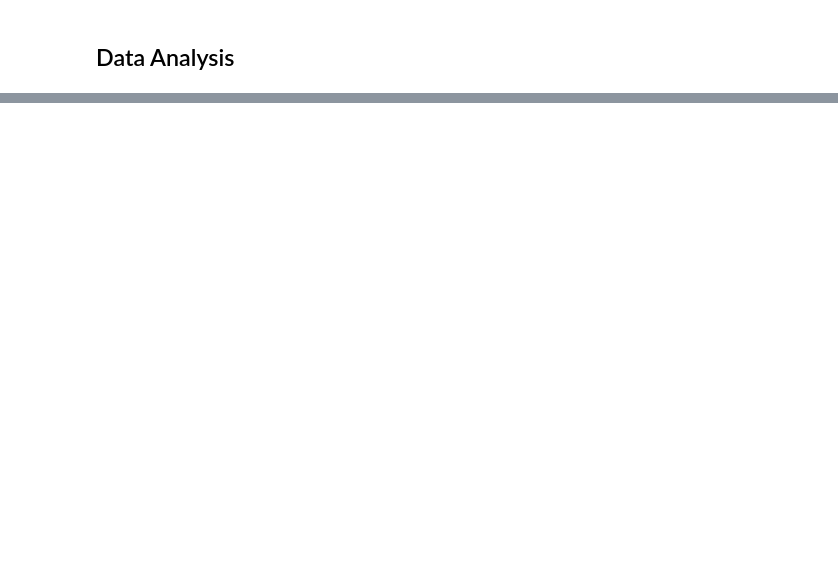
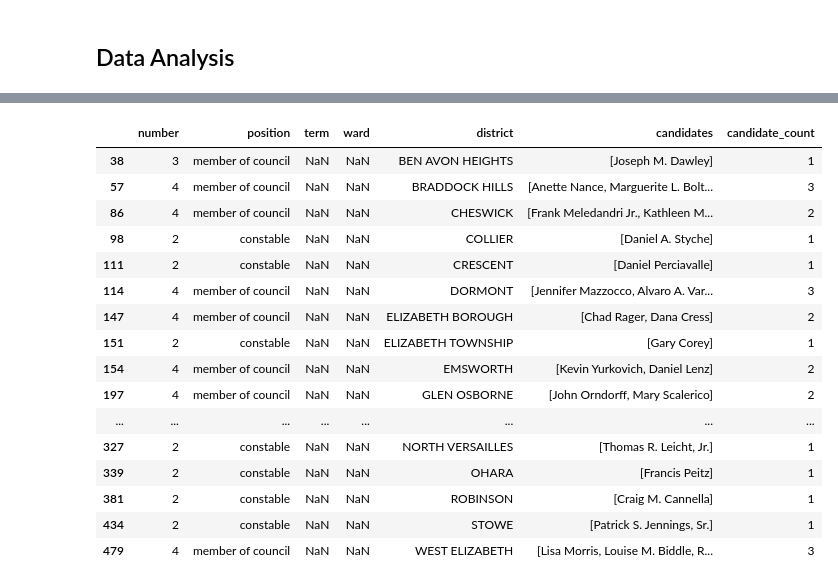
Before and after one commit to vnbcs/allegheny_county_2021_elections, a Jupyter notebook: whos_running_for_what.ipynb, the cells around one changed output, grey strips where cells are left out. Drawn from its saved outputs; the diff is of its cells as text; code cells hidden in the pictures; blank space fills up the shorter version.

```diff
--- a/whos_running_for_what.ipynb
+++ b/whos_running_for_what.ipynb
@@ -589,0 +762,21 @@ mc_df[mc_df[candidate_count==0]]
+# %%
+not_enough_candidates_df = mc_df[lambda df: df.candidate_count!=0][mc_df.candidate_count<mc_df.number]
+not_enough_candidates_df
+# %% [output]
+|  | number | position | term | ward | district | candidates | candidate_count |
+| 38 | 3 | member of council | NaN | NaN | BEN AVON HEIGHTS | [Joseph M. Dawley] | 1 |
+| 57 | 4 | member of council | NaN | NaN | BRADDOCK HILLS | [Anette Nance, Marguerite L. Bolt... | 3 |
+| 86 | 4 | member of council | NaN | NaN | CHESWICK | [Frank Meledandri Jr., Kathleen M... | 2 |
+| 98 | 2 | constable | NaN | NaN | COLLIER | [Daniel A. Styche] | 1 |
+| 111 | 2 | constable | NaN | NaN | CRESCENT | [Daniel Perciavalle] | 1 |
+| 114 | 4 | member of council | NaN | NaN | DORMONT | [Jennifer Mazzocco, Alvaro A. Var... | 3 |
+| 147 | 4 | member of council | NaN | NaN | ELIZABETH BOROUGH | [Chad Rager, Dana Cress] | 2 |
+| 151 | 2 | constable | NaN | NaN | ELIZABETH TOWNSHIP | [Gary Corey] | 1 |
+| 154 | 4 | member of council | NaN | NaN | EMSWORTH | [Kevin Yurkovich, Daniel Lenz] | 2 |
+| 197 | 4 | member of council | NaN | NaN | GLEN OSBORNE | [John Orndorff, Mary Scalerico] | 2 |
+| ... | ... | ... | ... | ... | ... | ... | ... |
+| 327 | 2 | constable | NaN | NaN | NORTH VERSAILLES | [Thomas R. Leicht, Jr.] | 1 |
+| 339 | 2 | constable | NaN | NaN | OHARA | [Francis Peitz] | 1 |
+| 381 | 2 | constable | NaN | NaN | ROBINSON | [Craig M. Cannella] | 1 |
+| 434 | 2 | constable | NaN | NaN | STOWE | [Patrick S. Jennings, Sr.] | 1 |
+| 479 | 4 | member of council | NaN | NaN | WEST ELIZABETH | [Lisa Morris, Louise M. Biddle, R... | 3 |
```
Also changed, not shown: parts of 45 cells of this notebook, 4 other files.
